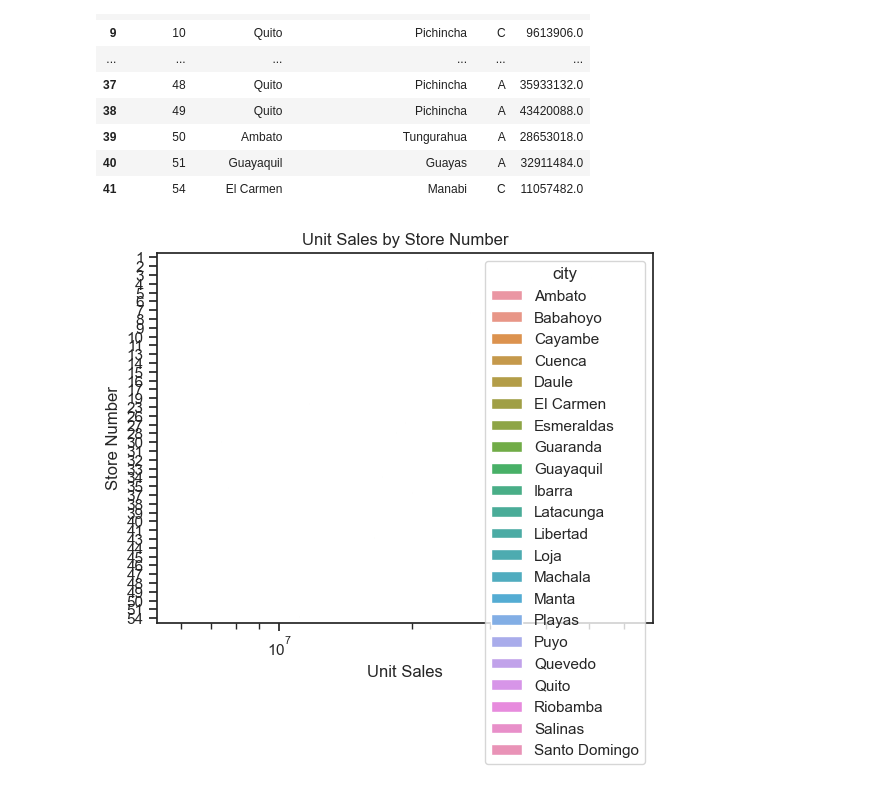
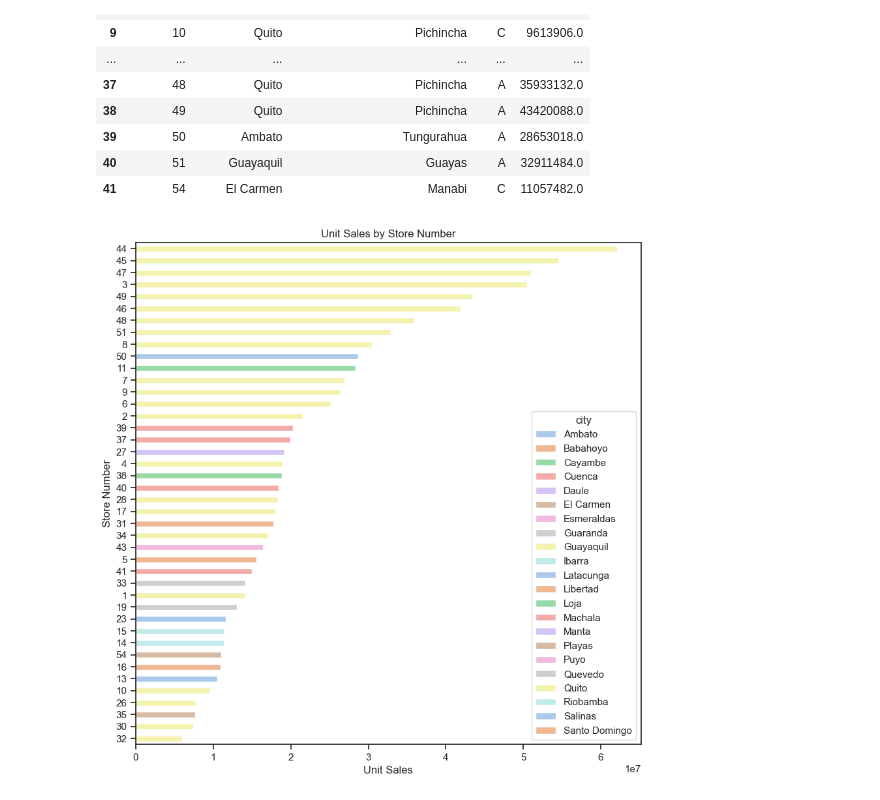
Before and after one commit to AFEngelage/Group4B, a Jupyter notebook: notebooks/Sebastiaan_EDA_Storeswithotherdata.ipynb, the cells around one changed output. Cells and saved outputs as stored; diff of their text form; code cells hidden in the pictures.

```diff
--- a/notebooks/Sebastiaan_EDA_Storeswithotherdata.ipynb
+++ b/notebooks/Sebastiaan_EDA_Storeswithotherdata.ipynb
@@ -190,6 +191,8 @@ store_nbr
 15    56
 Name: count, dtype: int64
 # %%
+sns.set_theme(style="white")
+
 df_store_25 = df_aggregated_sales_store[df_aggregated_sales_store['store_nbr'] == 18]
 df_store_25.plot.line(x='date', y='unit_sales', figsize=(10, 6))
 
@@ -201,4 +204,6 @@ df_store_25.plot.line(x='date', y='unit_sales', figsize=(10, 6))
 # %%
+sns.set_theme(style="white")
+
 # Pivot the dataframe to have store_nbr as rows, date as columns, and unit_sales as values
 pivot_df = df_aggregated_sales_store.pivot(index='store_nbr', columns='date', values='unit_sales')
 
@@ -251,7 +256,7 @@ df_aggregated_sales_store.shape
 # %% [output]
 (2801, 8)
 # %%
-df_aggregated_sales_store_filtered = df_aggregated_sales_store.merge(row_count_per_store56, how='inner', on=['store_nbr'])
+df_aggregated_sales_store_filtered = df_aggregated_sales_store.merge(row_count_per_store56.astype(df_aggregated_sales_store['store_nbr'].dtype), left_on= 'store_nbr', right_index=True, how='inner')
 
 df_aggregated_sales_store_filtered.shape
 # %% [output]
@@ -334,17 +339,23 @@ df_aggregated_sales_store_filtered_sum
 | 39 | 50 | Ambato | Tungurahua | A | 28653018.0 |
 | 40 | 51 | Guayaquil | Guayas | A | 32911484.0 |
 | 41 | 54 | El Carmen | Manabi | C | 11057482.0 |
+# %%
+# Sort the dataframe to unit_sales
+df_aggregated_sales_store_filtered_sum =df_aggregated_sales_store_filtered_sum.sort_values(by = 'unit_sales', ascending=False)
 # %%
 
+# Set the figure size
+plt.figure(figsize=(10, 10))  # Adjust the width and height as desired
+
 # Create the barplot
-sns.barplot(data=df_aggregated_sales_store_filtered_sum, x='unit_sales', y='store_nbr', hue='city')
+sns.barplot(data=df_aggregated_sales_store_filtered_sum, x='unit_sales', y='store_nbr', hue='city', palette='pastel', width = 0.5)
 
 # Set the title and labels
 plt.title('Unit Sales by Store Number')
 plt.xlabel('Unit Sales')
 plt.ylabel('Store Number')
 
 # Show the plot
 plt.show()
 # %% [output]
-[figure, old version]
+[figure, new version]
```
Also changed, not shown: parts of 15 cells of this notebook, 3 other files.
